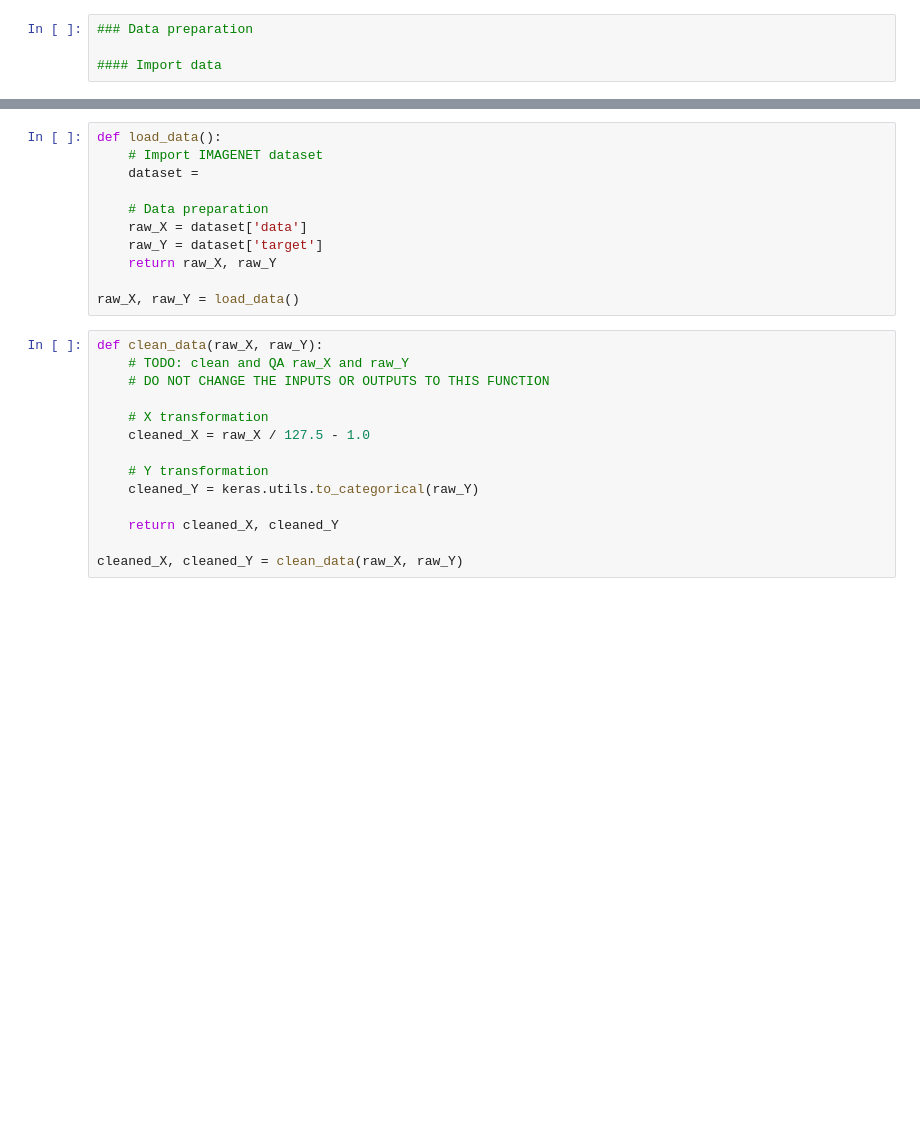
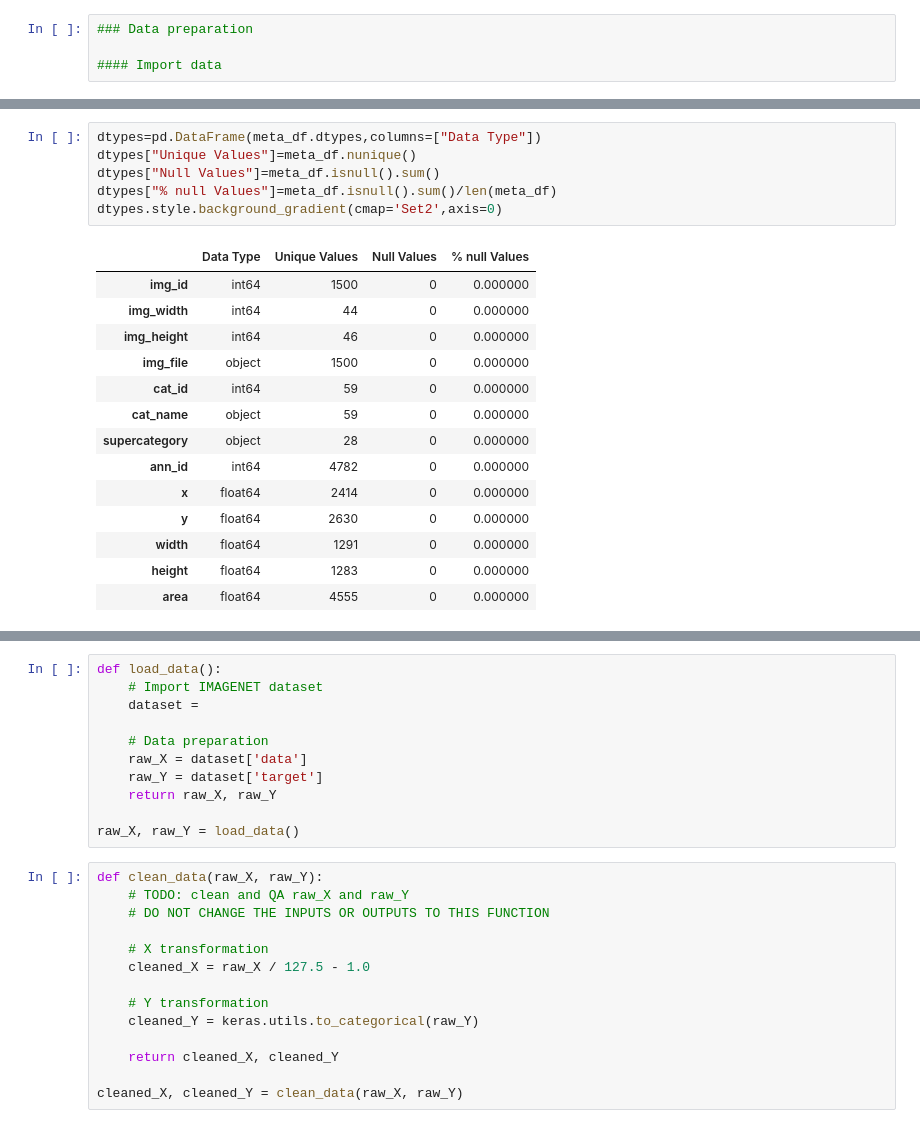
Before and after one commit to palakagl/DeepLearning, a Jupyter notebook: Code_for_TACOdataset.ipynb, the cells around one changed output, grey strips where cells are left out. Saved outputs shown, nothing was run; the diff lists cells and outputs as text; blank space fills up the shorter version.

```diff
--- a/Code_for_TACOdataset.ipynb
+++ b/Code_for_TACOdataset.ipynb
@@ -25,0 +59,21 @@ jessica test
+# %%
+dtypes=pd.DataFrame(meta_df.dtypes,columns=["Data Type"])
+dtypes["Unique Values"]=meta_df.nunique()
+dtypes["Null Values"]=meta_df.isnull().sum()
+dtypes["% null Values"]=meta_df.isnull().sum()/len(meta_df)
+dtypes.style.background_gradient(cmap='Set2',axis=0)
+# %% [output]
+|  | Data Type | Unique Values | Null Values | % null Values |
+| img_id | int64 | 1500 | 0 | 0.000000 |
+| img_width | int64 | 44 | 0 | 0.000000 |
+| img_height | int64 | 46 | 0 | 0.000000 |
+| img_file | object | 1500 | 0 | 0.000000 |
+| cat_id | int64 | 59 | 0 | 0.000000 |
+| cat_name | object | 59 | 0 | 0.000000 |
+| supercategory | object | 28 | 0 | 0.000000 |
+| ann_id | int64 | 4782 | 0 | 0.000000 |
+| x | float64 | 2414 | 0 | 0.000000 |
+| y | float64 | 2630 | 0 | 0.000000 |
+| width | float64 | 1291 | 0 | 0.000000 |
+| height | float64 | 1283 | 0 | 0.000000 |
+| area | float64 | 4555 | 0 | 0.000000 |
```
Also changed, not shown: parts of 9 cells of this notebook.
